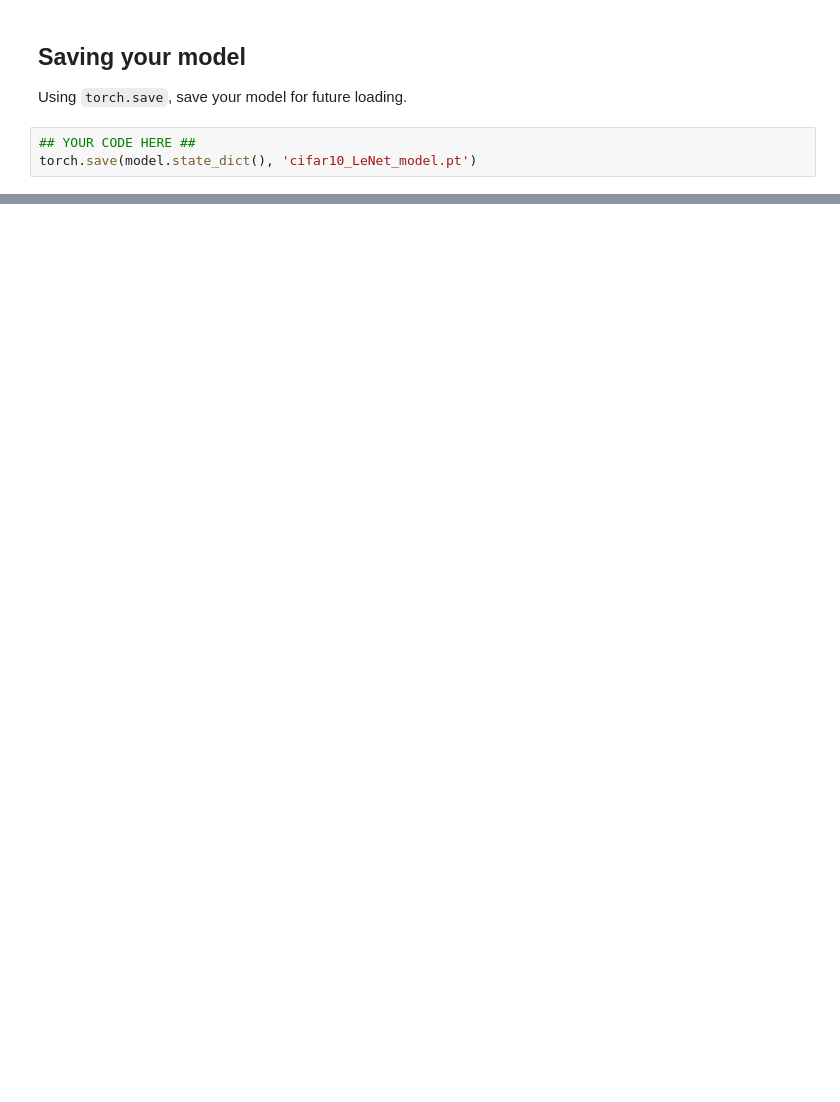
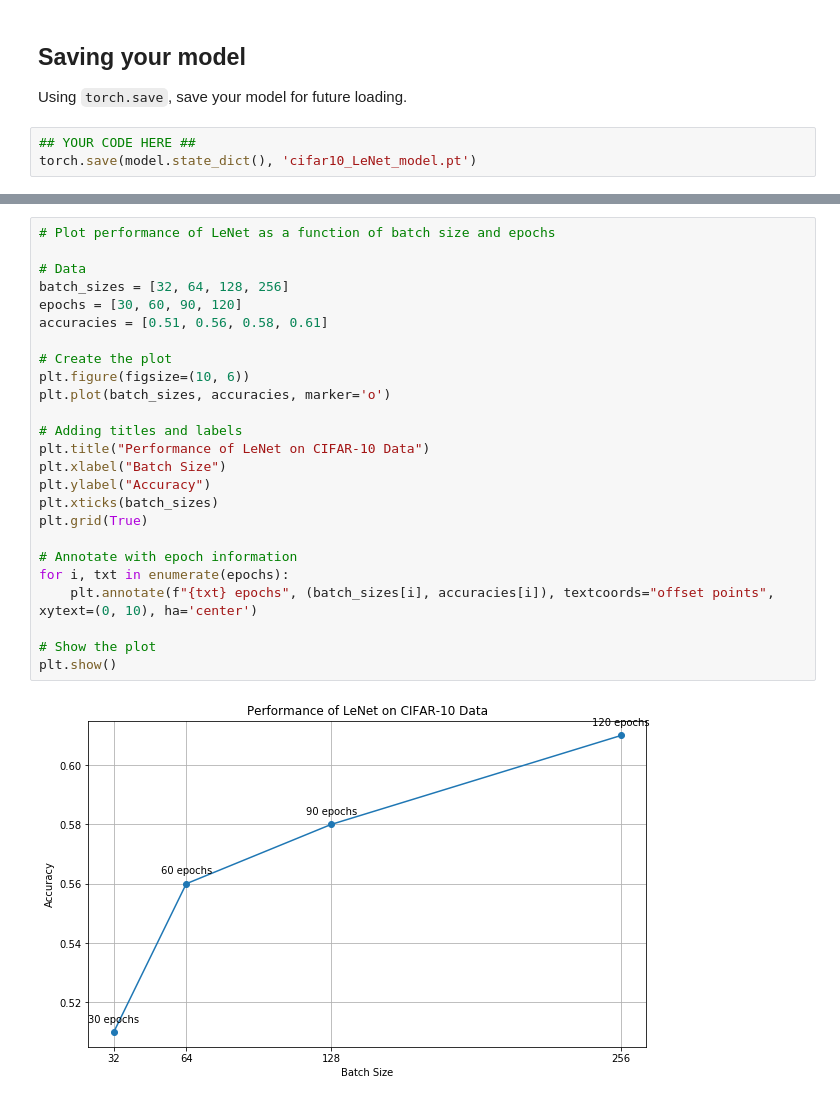
Before and after one commit to tedvankessel/Udacity-Create-cifar-10-Image-Classifier, a Jupyter notebook: CIFAR-10_Image_Classifier.ipynb, the cells around one changed output, grey strips where cells are left out. Saved outputs shown, nothing was run; the diff lists cells and outputs as text; blank space fills up the shorter version.

```diff
--- a/CIFAR-10_Image_Classifier.ipynb
+++ b/CIFAR-10_Image_Classifier.ipynb
@@ -421,5 +439,32 @@ Given this, I would recommend that the company put the cost and effort into an i
 
 1) Ho-Phuoc, T. (2018). CIFAR10 to Compare Visual Recognition Performance between Deep Neural Networks and Humans. ArXiv, abs/1811.07270.
+# %%
+# Plot performance of LeNet as a function of batch size and epochs
+
+# Data
+batch_sizes = [32, 64, 128, 256]
+epochs = [30, 60, 90, 120]
+accuracies = [0.51, 0.56, 0.58, 0.61]
+
+# Create the plot
+plt.figure(figsize=(10, 6))
+plt.plot(batch_sizes, accuracies, marker='o')
+
+# Adding titles and labels
+plt.title("Performance of LeNet on CIFAR-10 Data")
+plt.xlabel("Batch Size")
+plt.ylabel("Accuracy")
+plt.xticks(batch_sizes)
+plt.grid(True)
+
+# Annotate with epoch information
+for i, txt in enumerate(epochs):
+    plt.annotate(f"{txt} epochs", (batch_sizes[i], accuracies[i]), textcoords="offset points", xytext=(0, 10), ha='center')
+
+# Show the plot
+plt.show()
+# %% [output]
+[figure, added]
 # %%
 !!jupyter nbconvert *.ipynb
 # %% [output]
```
Also changed, not shown: parts of 6 cells of this notebook, 2 other files.
